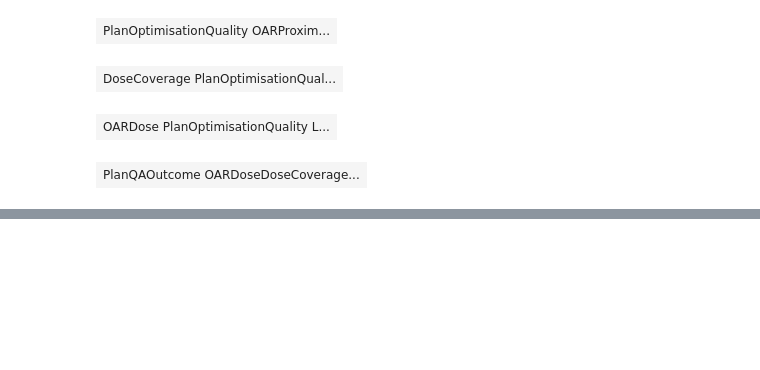
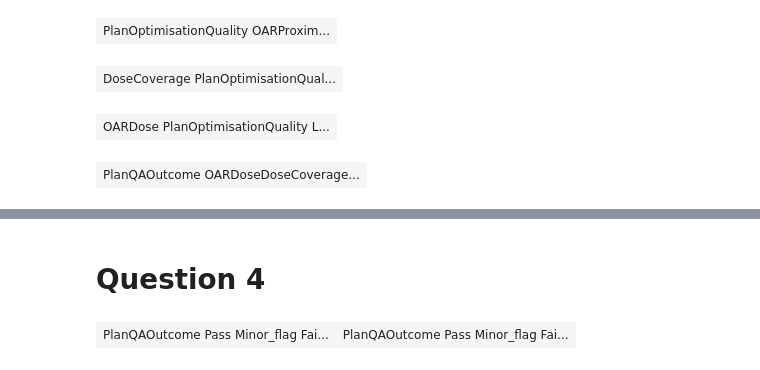
Before and after one commit to mahinm23/Radiotherapy-BN, a Jupyter notebook: ECS647U_BN_Radiotherapy.ipynb, the cells around one changed output, grey strips where cells are left out. Cells and saved outputs as stored; diff of their text form; code cells hidden in the pictures; blank space fills up the shorter version.

```diff
--- a/ECS647U_BN_Radiotherapy.ipynb
+++ b/ECS647U_BN_Radiotherapy.ipynb
@@ -190,0 +195,27 @@ gnb.sideBySide(bn.cpt("PlanQAOutcome"), captions=["P(PlanQAOutcome | DoseCoverag
+# %% [markdown]
+# Question 4
+# %%
+# Q4.1 - Observational Reasoning (Rung 1 of the Ladder of Causation)
+# Scenario: A complex tumour with high OAR proximity is observed.
+# We compare the prior P(PlanQAOutcome) with the posterior given this evidence.
+
+# Prior: no evidence
+ie_prior = gum.LazyPropagation(bn)
+ie_prior.makeInference()
+
+# Posterior: Complex tumour + High OAR proximity (worst-case clinical inputs)
+ie_post = gum.LazyPropagation(bn)
+ie_post.setEvidence({'TumourComplexity': 'Complex', 'OARProximity': 'High'})
+ie_post.makeInference()
+
+# Compare the two PlanQAOutcome marginals side by side
+gnb.sideBySide(
+    ie_prior.posterior('PlanQAOutcome'),
+    ie_post.posterior('PlanQAOutcome'),
+    captions=[
+        "Prior: P(PlanQAOutcome) — no evidence",
+        "Posterior: P(PlanQAOutcome | TumourComplexity=Complex, OARProximity=High)"
+    ]
+)
+# %% [output]
+| PlanQAOutcome Pass Minor_flag Fai... | PlanQAOutcome Pass Minor_flag Fai... |
```
Also changed, not shown: parts of 12 cells of this notebook.
